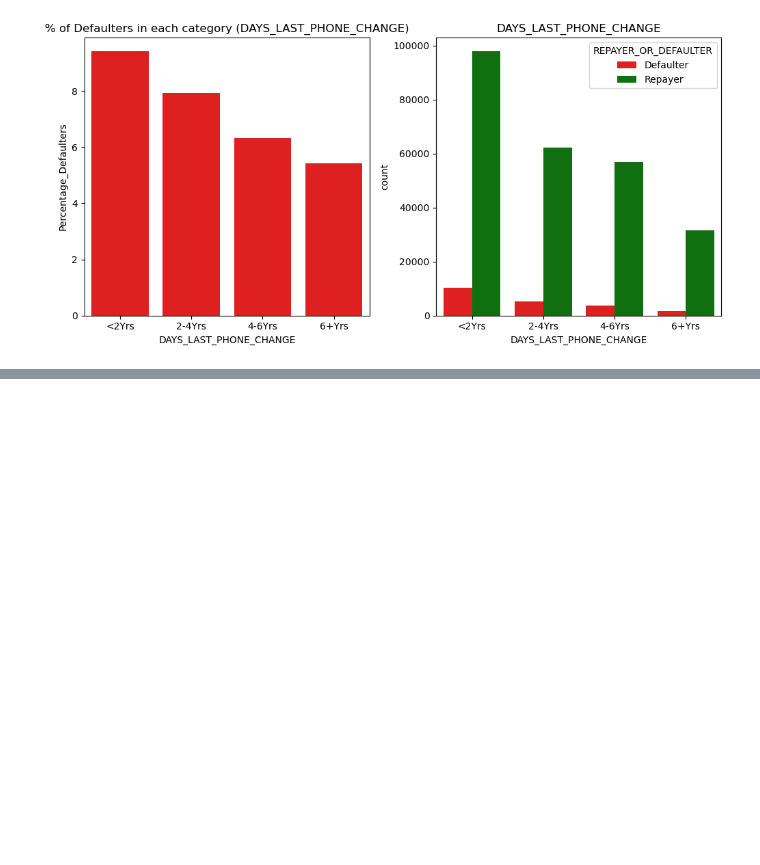
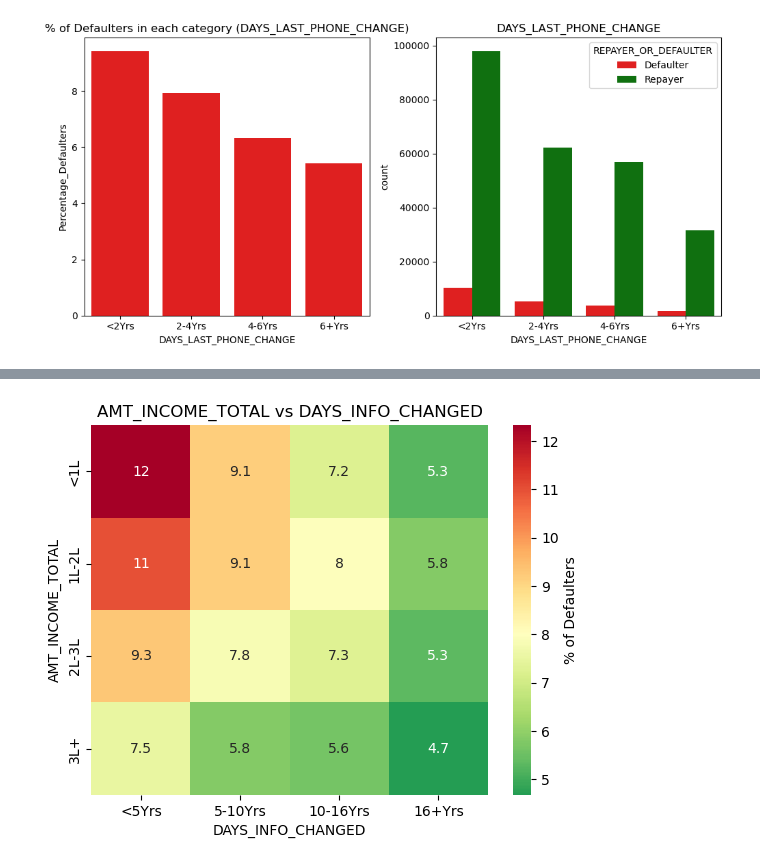
Before and after one commit to Punya-B-R/loan-approval-risk-analysis, a Jupyter notebook: Bank-Loan.ipynb, the cells around one changed output, grey strips where cells are left out. Saved outputs shown, nothing was run; the diff lists cells and outputs as text; code cells hidden in the pictures; blank space fills up the shorter version.

```diff
--- a/Bank-Loan.ipynb
+++ b/Bank-Loan.ipynb
@@ -482,0 +483,4 @@ app_heatmap('AMT_INCOME_TOTAL', 'AGE_GROUP')
+# %%
+app_heatmap('AMT_INCOME_TOTAL', 'DAYS_INFO_CHANGED')
+# %% [output]
+[figure, added]
```
Also changed, not shown: parts of 16 cells of this notebook.
